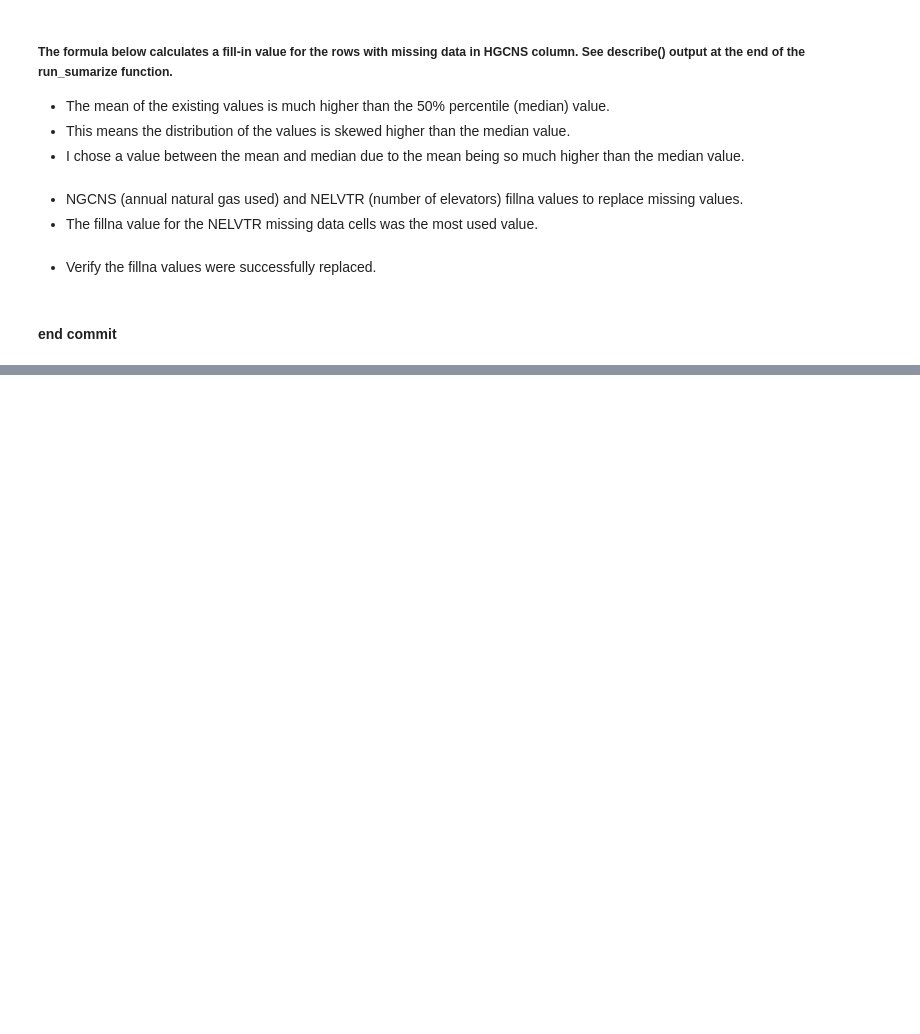
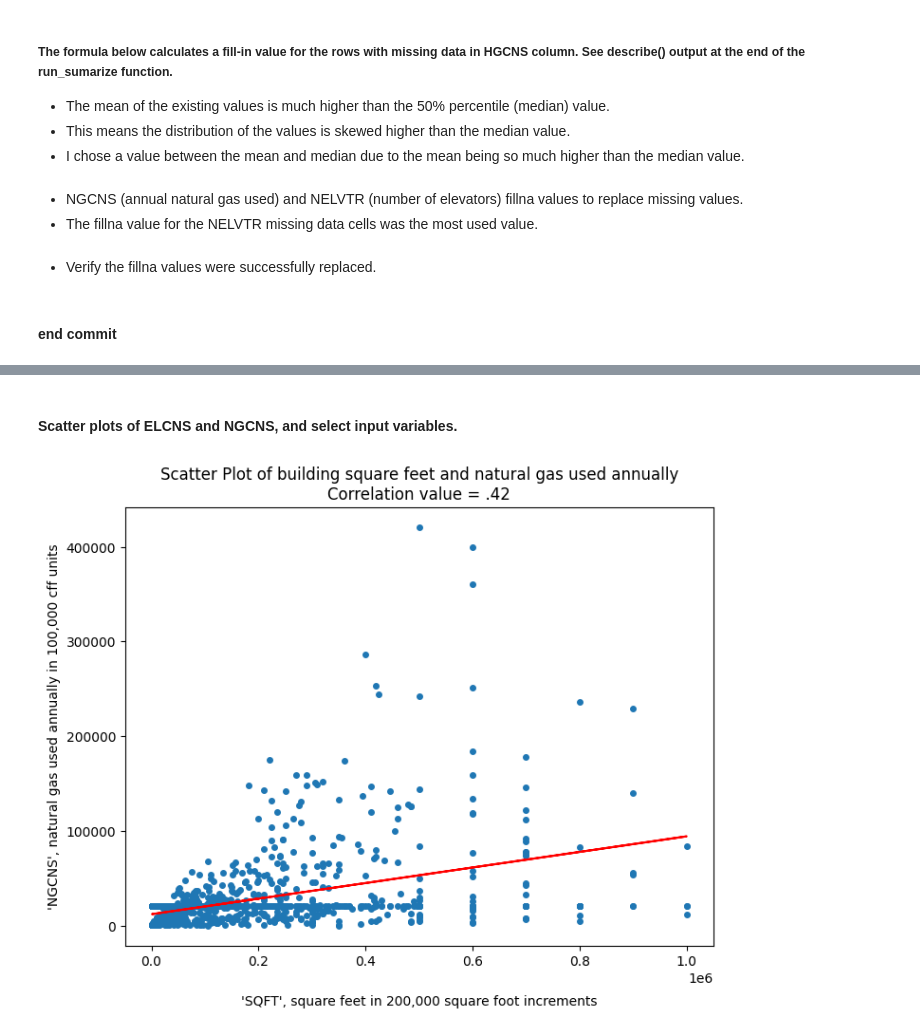
Before and after one commit to joepotts220/repo_Capstone_final, a Jupyter notebook: cap_proj_prep2.ipynb, the cells around one changed output, grey strips where cells are left out. Saved outputs shown, nothing was run; the diff lists cells and outputs as text; code cells hidden in the pictures; blank space fills up the shorter version.

Commit message:
add corr, plots

```diff
--- a/cap_proj_prep2.ipynb
+++ b/cap_proj_prep2.ipynb
@@ -306,0 +291,6 @@ Name: NELVTR, Length: 1018, dtype: float64
+# %%
+# had to use only numeric columns for the correlation analysis
+# this script filtered out all non-numeric columns
+df_wk_filtered_num = df_wk_filtered.select_dtypes(include=np.number)
+# corr_matrix = df_wk_filtered_num.corr()
+# print(corr_matrix)
@@ -306,0 +400,31 @@ Name: NELVTR, Length: 1018, dtype: float64
+# %% [markdown]
+#### Scatter plots of ELCNS and NGCNS, and select input variables.
+# %%
+# set default marker size
+plt.rcParams['lines.markersize'] = 4
+
+# assign x and y values
+x = df_wk_filtered_num['SQFT']
+y = df_wk_filtered_num['NGCNS']
+
+# adjust dimensions of plot
+plt.figure(figsize=(8, 6))
+# Create scatter plot
+plt.scatter(x, y)
+
+# calculate line of best fit
+m, b = np.polyfit(x, y, 1)
+
+# plot best fit line
+plt.plot(x, m*x + b, color='red')
+plt.xlabel("X-axis Label", labelpad=20)
+
+# add labels and title
+plt.xlabel("'SQFT', square feet in 200,000 square foot increments")
+plt.ylabel("'NGCNS', natural gas used annually in 100,000 cff units")
+plt.title('Scatter Plot of building square feet and natural gas used annually\nCorrelation value = .42')
+
+# Display plot
+plt.show()
+# %% [output]
+[figure, added]
```
Also changed, not shown: parts of 24 cells of this notebook, 1 other file.
